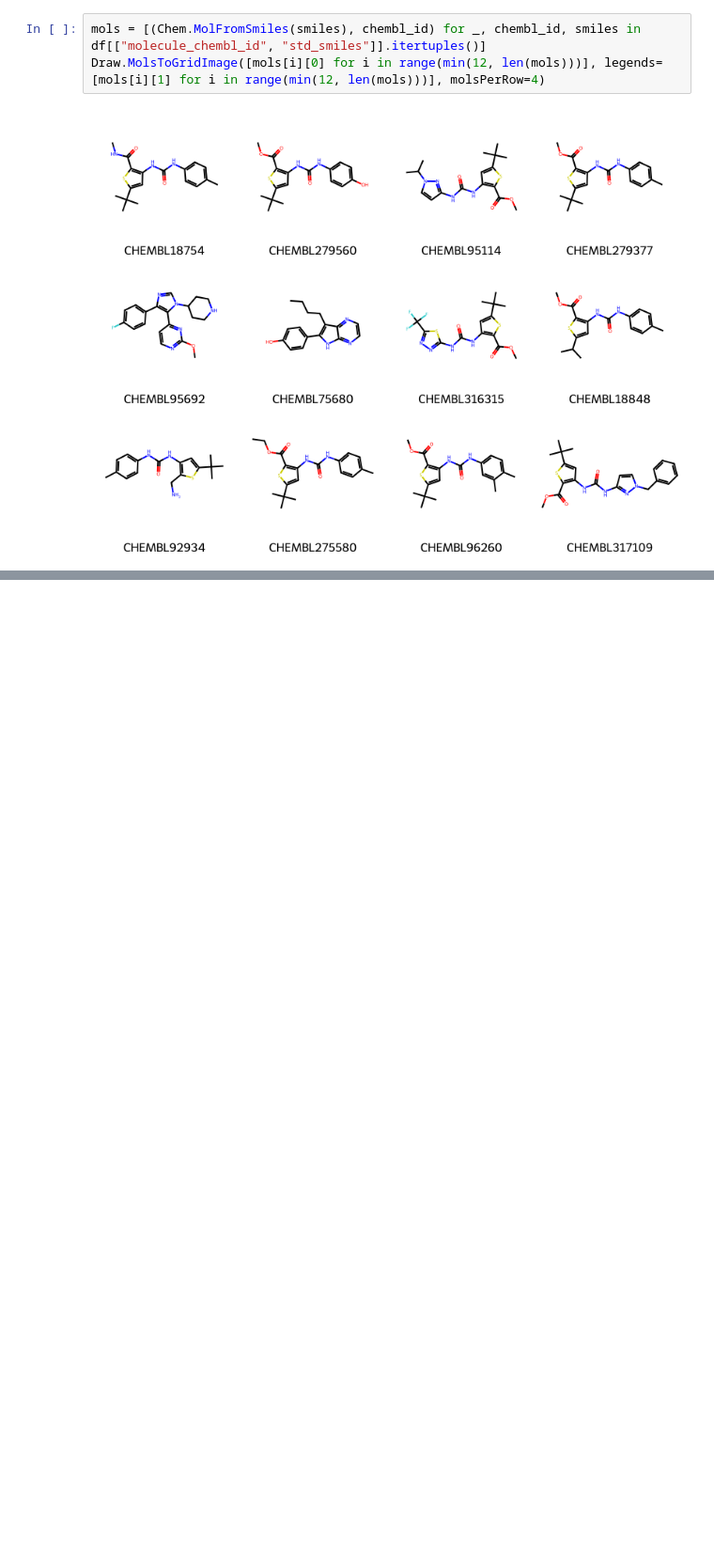
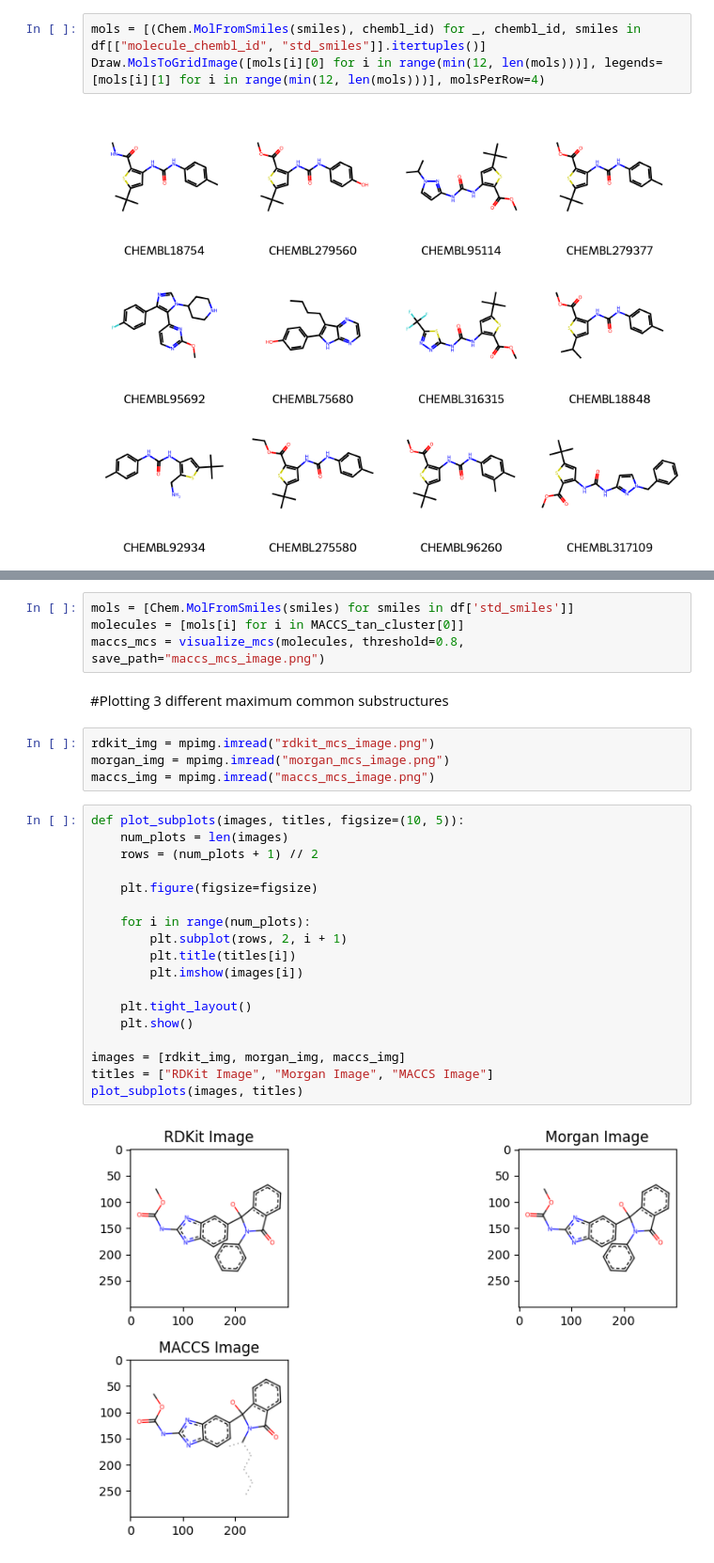
Before and after one commit to xelothi/ML-for-kinase-inhibitors-development, a Jupyter notebook: clustering_algorithms.ipynb, the cells around one changed output, grey strips where cells are left out. Shown at 94% size. Saved outputs shown, nothing was run; the diff lists cells and outputs as text; blank space fills up the shorter version.

```diff
--- a/clustering_algorithms.ipynb
+++ b/clustering_algorithms.ipynb
@@ -360,0 +406,30 @@ visualize_mcs(molecules, threshold=0.8, save_path="mcs_image.png")
+# %%
+mols = [Chem.MolFromSmiles(smiles) for smiles in df['std_smiles']]
+molecules = [mols[i] for i in MACCS_tan_cluster[0]]
+maccs_mcs = visualize_mcs(molecules, threshold=0.8, save_path="maccs_mcs_image.png")
+# %% [markdown]
+#Plotting 3 different maximum common substructures
+# %%
+rdkit_img = mpimg.imread("rdkit_mcs_image.png")
+morgan_img = mpimg.imread("morgan_mcs_image.png")
+maccs_img = mpimg.imread("maccs_mcs_image.png")
+# %%
+def plot_subplots(images, titles, figsize=(10, 5)):
+    num_plots = len(images)
+    rows = (num_plots + 1) // 2
+
+    plt.figure(figsize=figsize)
+
+    for i in range(num_plots):
+        plt.subplot(rows, 2, i + 1)
+        plt.title(titles[i])
+        plt.imshow(images[i])
+
+    plt.tight_layout()
+    plt.show()
+
+images = [rdkit_img, morgan_img, maccs_img]
+titles = ["RDKit Image", "Morgan Image", "MACCS Image"]
+plot_subplots(images, titles)
+# %% [output]
+[figure, added]
```
Also changed, not shown: parts of 22 cells of this notebook.
